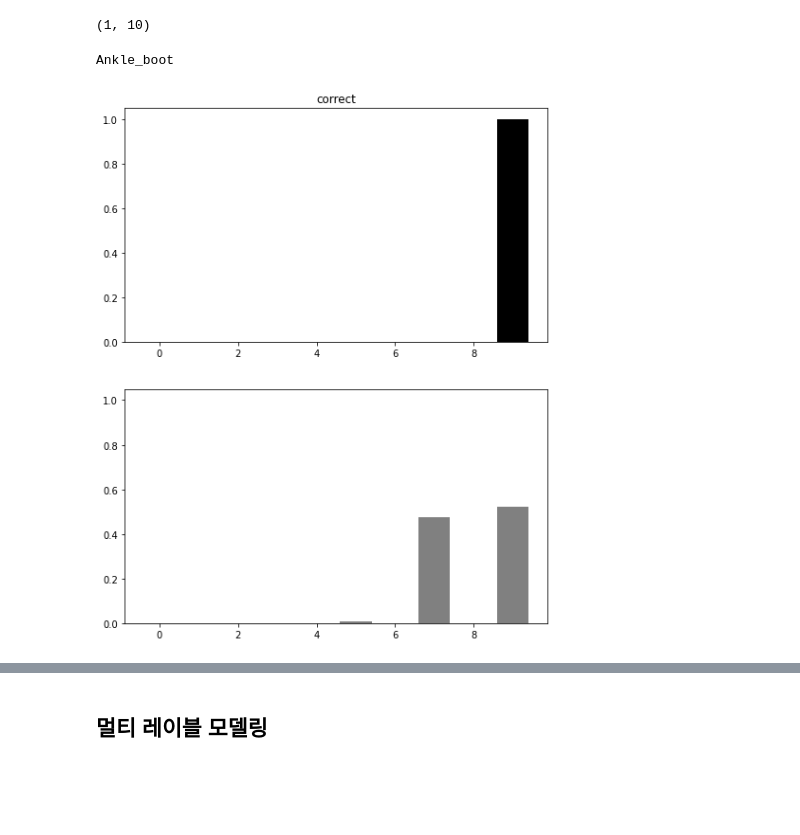
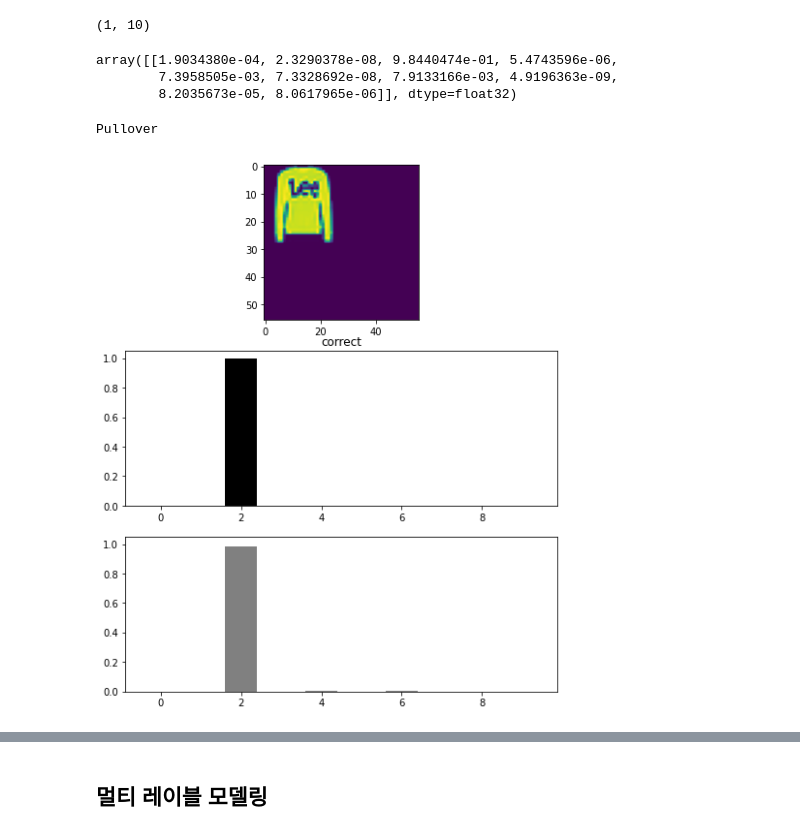
Before and after one commit to Vaycold/Vaycold, a Jupyter notebook: Python_DL/여러 의상 사진에서 옷 종류 구분하기~2차모델링.ipynb, the cells around one changed output, grey strips where cells are left out. Cells and saved outputs as stored; diff of their text form; code cells hidden in the pictures; blank space fills up the shorter version.

```diff
--- a/Python_DL/여러 의상 사진에서 옷 종류 구분하기~2차모델링.ipynb
+++ b/Python_DL/여러 의상 사진에서 옷 종류 구분하기~2차모델링.ipynb
@@ -590,6 +250,6 @@ def single_model() :
 
     return Model(input,x)
 # %%
-model2 = single_model()
-model2.summary()
+model = single_model()
+model.summary()
 # %% [output]
@@ -634,3 +273,3 @@ _________________________________________________________________
 # %%
 # 만든 모델에 loss 와 optimizer, metric을 설정하자
-model2.compile(loss = 'categorical_crossentropy', optimizer = 'adam', metrics = ['accuracy'])
+model.compile(loss = 'categorical_crossentropy', optimizer = 'adam', metrics = ['accuracy'])
@@ -642,9 +276,9 @@ train_expand_images.shape
 # %%
 # 모델 학습시키자
-hist = model2.fit(train_expand_images.reshape((-1,56,56,1)),
+hist = model.fit(train_expand_images.reshape((-1,56,56,1)),
                   to_categorical(train_labels,10),
 
                   validation_data = (test_expand_images.reshape((-1,56,56,1)),
                                      to_categorical(test_labels,10))
-                  ,epochs=15, verbose=1)
+                  ,epochs=20, verbose=1)
 # %% [output]
@@ -684,22 +318,34 @@ test_expand_images.shape
 # %%
 # 완성된 모델에서 test_expand_image 중 1장을 넣고 결과를 받아보자
-res = model2.predict(test_expand_images[0].reshape((1,56,56,1)) )
+res = model.predict(test_expand_images[1].reshape((1,56,56,1)) )
 res.shape
 # %% [output]
 (1, 10)
+# %%
+res
+# %% [output]
+array([[1.9034380e-04, 2.3290378e-08, 9.8440474e-01, 5.4743596e-06,
+        7.3958505e-03, 7.3328692e-08, 7.9133166e-03, 4.9196363e-09,
+        8.2035673e-05, 8.0617965e-06]], dtype=float32)
 # %%
 plt.figure(figsize=(8,10))
-plt.subplot(211)
-plt.bar(np.arange(0,10), to_categorical((test_labels)[0],10), color='black')
+
+plt.subplot(311)
+plt.imshow(test_expand_images[1])
+
+
+plt.subplot(312)
+plt.bar(np.arange(0,10), to_categorical((test_labels)[1],10), color='black')
 plt.title('correct')
 
-plt.subplot(212)
+plt.subplot(313)
 plt.bar(np.arange(0,10), res[0], color='gray')
 plt.ylim(0,1.05)
-print(idx2label(test_labels[0]))
+print(idx2label(test_labels[1]))
+
 
 plt.show()
 # %% [output]
-Ankle_boot
+Pullover
-[figure, old version]
+[figure, new version]
 # %%
```
Also changed, not shown: parts of 112 cells of this notebook.
